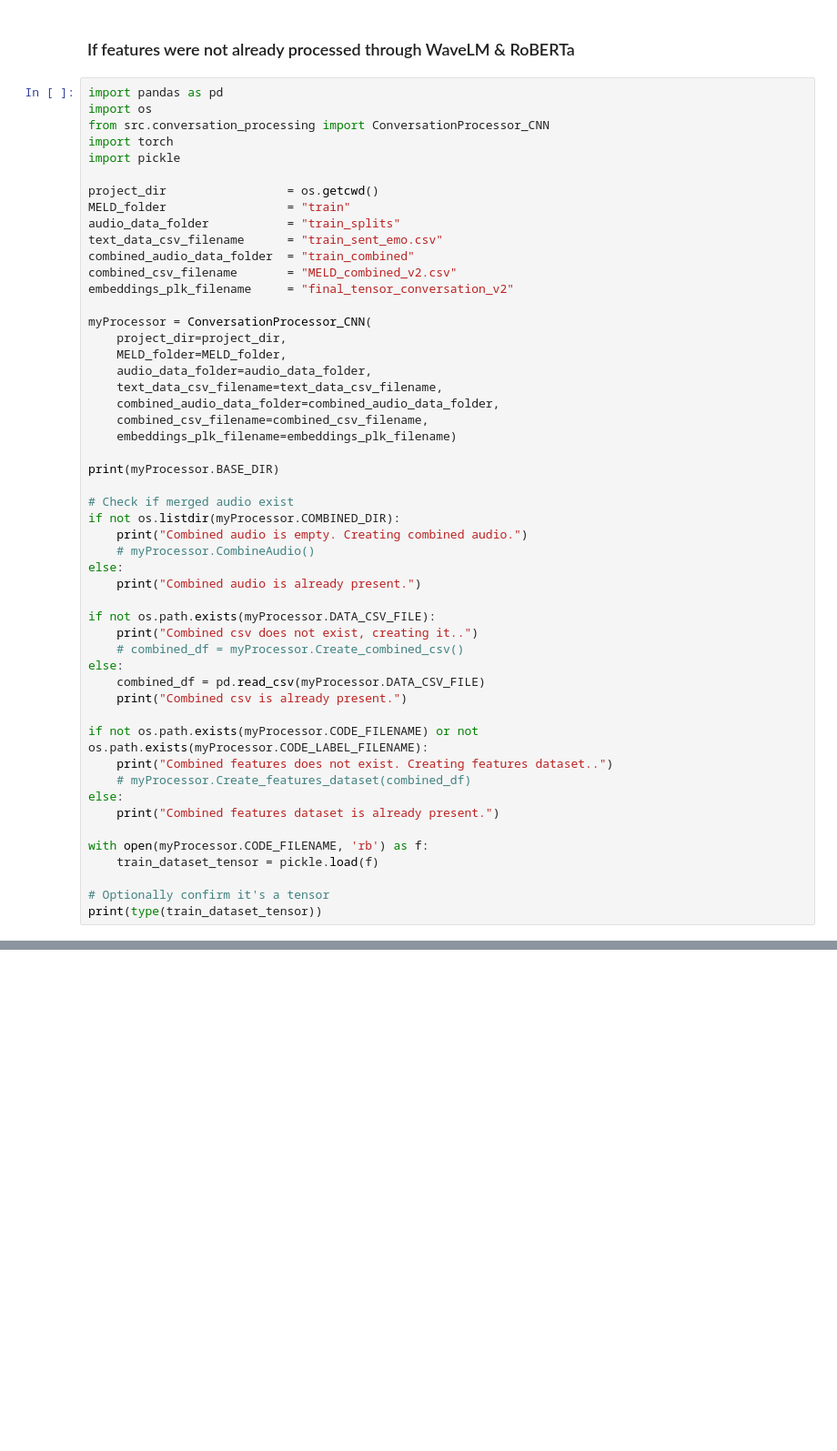
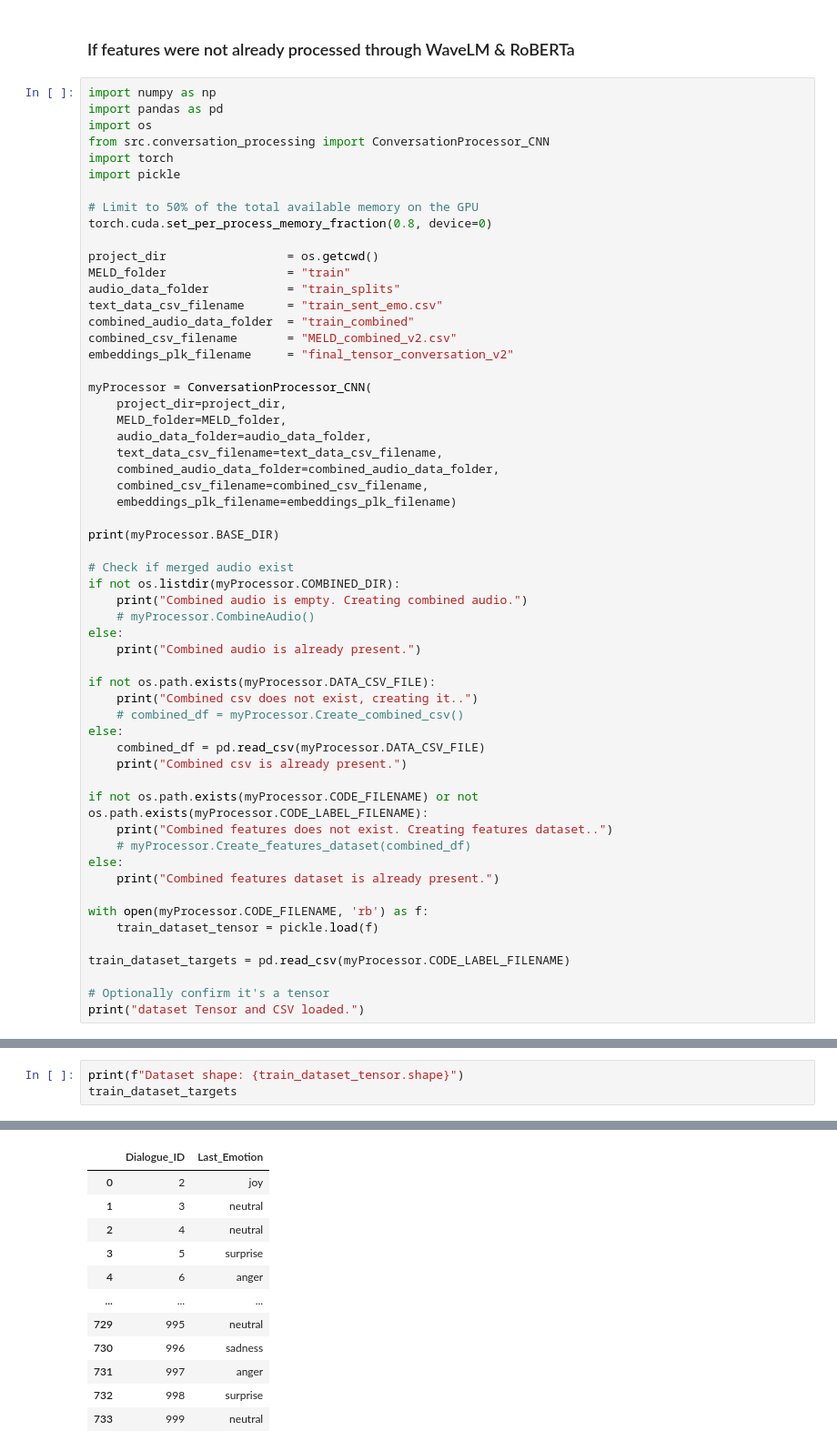
Before and after one commit to TomaAllary/IFT-6759-Advanced-ML-Project, a Jupyter notebook: cnn_emotion_prediction_MELD.ipynb, the cells around one changed output, grey strips where cells are left out. Shown at 91% size. Saved outputs shown, nothing was run; the diff lists cells and outputs as text; blank space fills up the shorter version.

```diff
--- a/cnn_emotion_prediction_MELD.ipynb
+++ b/cnn_emotion_prediction_MELD.ipynb
@@ -17,11 +19,15 @@
 # %% [markdown]
 ### If features were not already processed through WaveLM & RoBERTa
 # %%
+import numpy as np
 import pandas as pd
 import os
 from src.conversation_processing import ConversationProcessor_CNN
 import torch
 import pickle
+
+# Limit to 50% of the total available memory on the GPU
+torch.cuda.set_per_process_memory_fraction(0.8, device=0)
 
 project_dir                 = os.getcwd()
 MELD_folder                 = "train"
@@ -65,8 +71,10 @@ else:
 with open(myProcessor.CODE_FILENAME, 'rb') as f:
     train_dataset_tensor = pickle.load(f)
 
+train_dataset_targets = pd.read_csv(myProcessor.CODE_LABEL_FILENAME)
+
 # Optionally confirm it's a tensor
-print(type(train_dataset_tensor))
+print("dataset Tensor and CSV loaded.")
 # %% [output]
 Some weights of RobertaModel were not initialized from the model checkpoint at roberta-base and are newly initialized: ['pooler.dense.bias', 'pooler.dense.weight']
 You should probably TRAIN this model on a down-stream task to be able to use it for predictions and inference.
@@ -78,0 +87,4 @@ Combined features dataset is already present.
+# %%
+print(f"Dataset shape: {train_dataset_tensor.shape}")
+train_dataset_targets
+# %% [output]
@@ -78,0 +92,12 @@ Combined features dataset is already present.
+|  | Dialogue_ID | Last_Emotion |
+| 0 | 2 | joy |
+| 1 | 3 | neutral |
+| 2 | 4 | neutral |
+| 3 | 5 | surprise |
+| 4 | 6 | anger |
+| ... | ... | ... |
+| 729 | 995 | neutral |
+| 730 | 996 | sadness |
+| 731 | 997 | anger |
+| 732 | 998 | surprise |
+| 733 | 999 | neutral |
```
Also changed, not shown: parts of 13 cells of this notebook, 6 other files.
